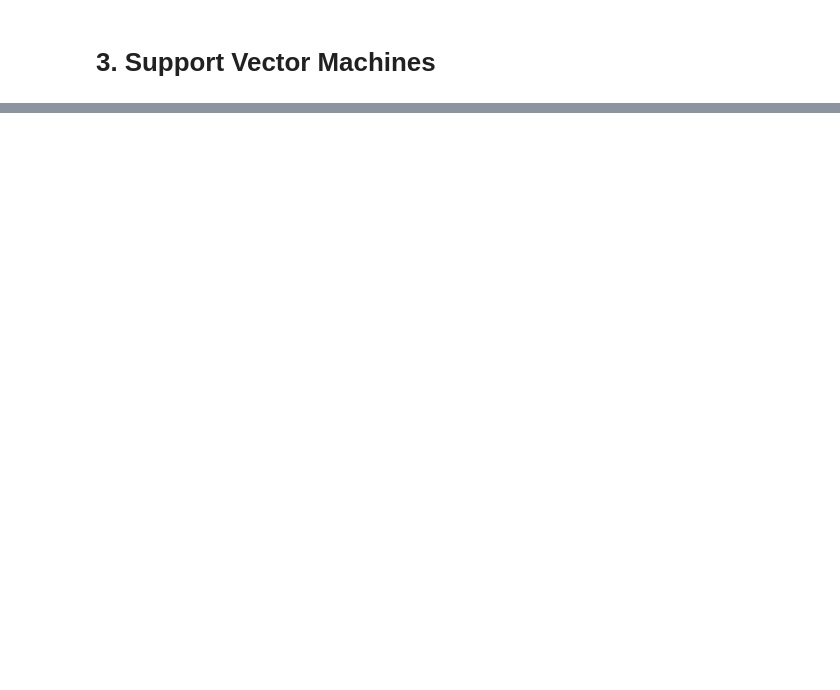
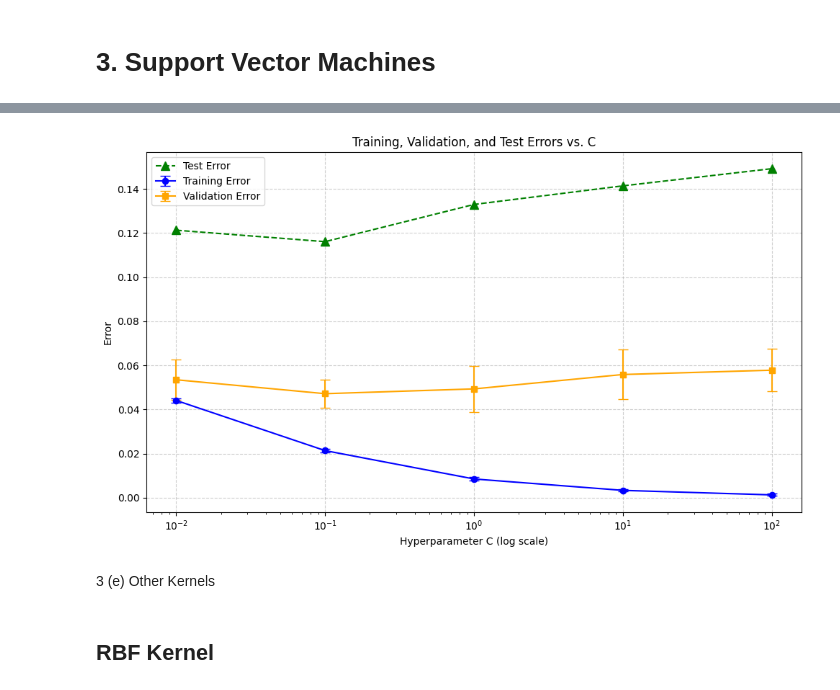
Before and after one commit to Tyler-42690/Fruit-Dataset, a Jupyter notebook: assignment.ipynb, the cells around one changed output, grey strips where cells are left out. Drawn from its saved outputs; the diff is of its cells as text; code cells hidden in the pictures; blank space fills up the shorter version.

```diff
--- a/assignment.ipynb
+++ b/assignment.ipynb
@@ -183,0 +202,11 @@ It is evident from the above figure that the Rambutan classe is the most separab
+# %%
+test_labels = []
+image_folder = 'Fruit-Subset/Test'
+
+# This loop mirrors the SIFT extraction loop perfectly so the order matches
+for root, dirs, files in os.walk(image_folder):
+    for file in files:
+        if file.endswith(('.jpg', '.png', '.jpeg')):
+            # The folder name is the fruit class (e.g., 'Apple Braeburn')
+            class_name = os.path.basename(root)
+            test_labels.append(class_name)
@@ -183,0 +215,6 @@ It is evident from the above figure that the Rambutan classe is the most separab
+# %%
+from sklearn.svm import SVC
+
+#Create the SVM classifier with a linear kernel
+
+svc = SVC(kernel='linear')#.fit(image_vectors, labels)
@@ -183,0 +255,46 @@ It is evident from the above figure that the Rambutan classe is the most separab
+# %%
+# Extract results
+results = grid_search.cv_results_
+C_values = np.array(results['param_C'].data, dtype=float)
+
+# Calculate errors (1 - accuracy)
+mean_train_error = 1 - results['mean_train_score']
+std_train_error = results['std_train_score']
+
+mean_val_error = 1 - results['mean_test_score']
+std_val_error = results['std_test_score']
+
+# Calculate test error for each C by training on the full training set
+test_errors = []
+for c in C_values:
+    lin_model = SVC(kernel='linear', C=c)
+    lin_model.fit(image_vectors, labels)
+    test_acc = lin_model.score(test_vectors, test_labels)
+    test_errors.append(1 - test_acc)
+
+# Plotting
+plt.figure(figsize=(10, 6))
+
+# Train error with error bars
+plt.errorbar(C_values, mean_train_error, yerr=std_train_error, fmt='-o', capsize=5, label='Training Error', color='blue')
+
+# Validation error with error bars
+plt.errorbar(C_values, mean_val_error, yerr=std_val_error, fmt='-s', capsize=5, label='Validation Error', color='orange')
+
+# Test error
+plt.plot(C_values, test_errors, '--^', color='green', label='Test Error', markersize=8)
+
+plt.xscale('log')
+plt.xlabel('Hyperparameter C (log scale)')
+plt.ylabel('Error')
+plt.title('Training, Validation, and Test Errors vs. C')
+plt.legend()
+plt.grid(True, linestyle='--', alpha=0.6)
+plt.tight_layout()
+plt.savefig('error_plot.png')
+# %% [output]
+[figure, added]
+# %% [markdown]
+3 (e) Other Kernels
+# %% [markdown]
+<h2><b>RBF Kernel</b></h2>
```
Also changed, not shown: parts of 17 cells of this notebook, 1 other file.
